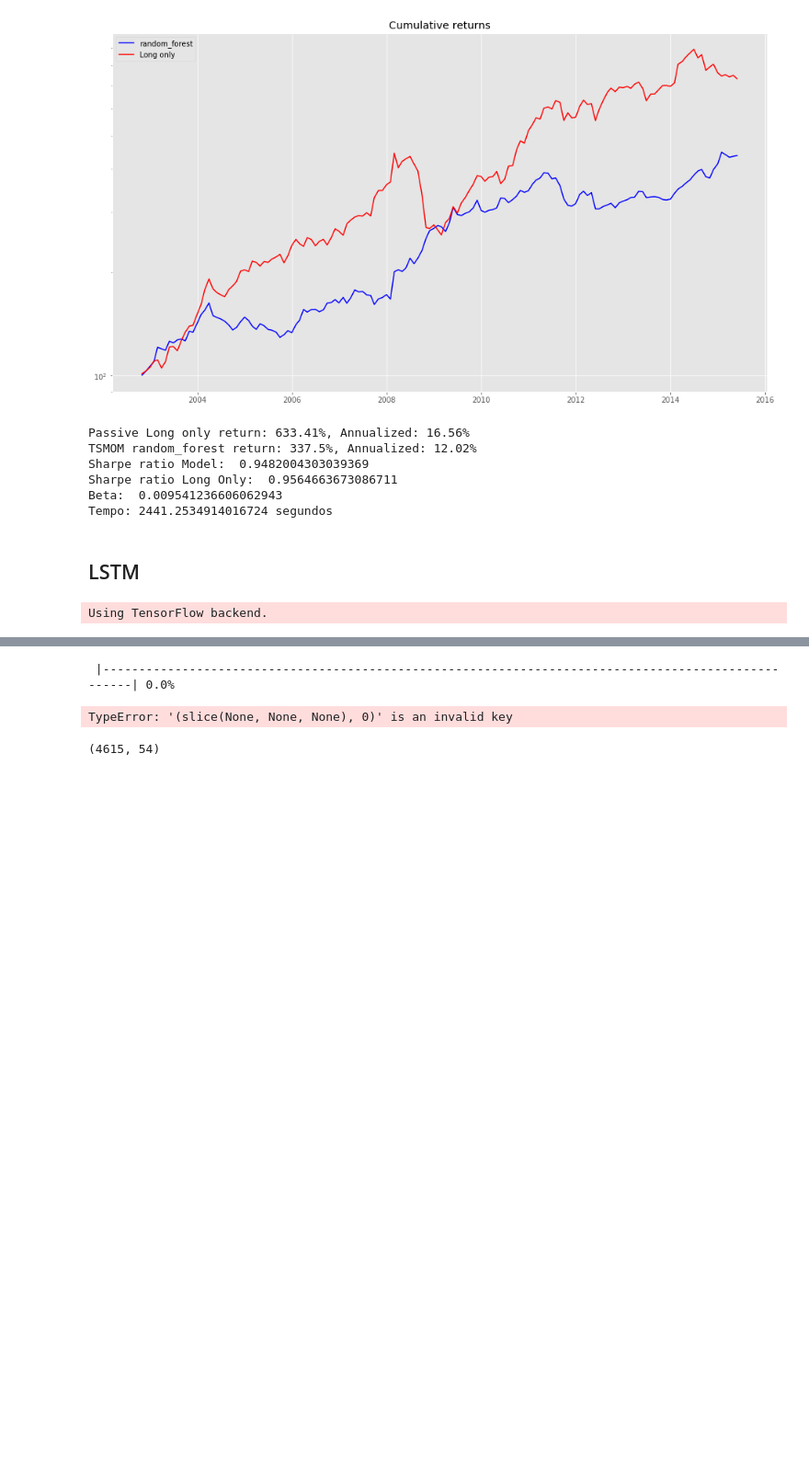
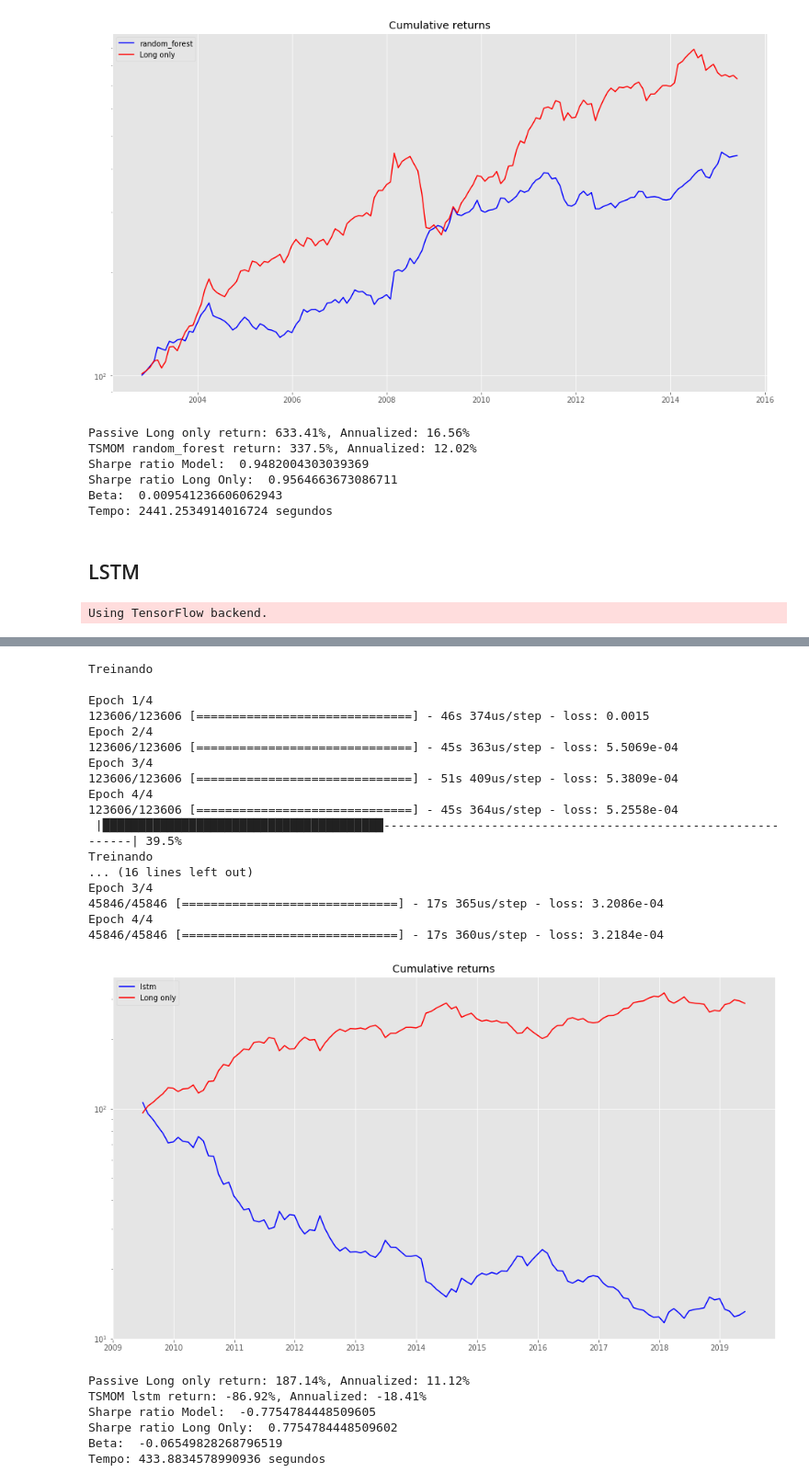
Before and after one commit to turing-usp/Momentum, a Jupyter notebook: TSMOM.ipynb, the cells around one changed output, grey strips where cells are left out. Shown at 92% size. Saved outputs shown, nothing was run; the diff lists cells and outputs as text; code cells hidden in the pictures; blank space fills up the shorter version.

Commit message:
Update LSTM backtesting

```diff
--- a/TSMOM.ipynb
+++ b/TSMOM.ipynb
@@ -1010,9 +1024,9 @@ Epoch 1/1
 # %%
 def get_predict_data(prices, period):
-    lagged_mometums = [prices.iloc[:period].pct_change(i) for i in range(1, 12 * 20, 10)]
+    lagged_mometums = [prices.iloc[:period].pct_change(i) for i in range(1, 12 * 10, 10)]
     features = pd.concat(lagged_mometums, axis=1)
 
     features.columns = range(len(lagged_mometums), 0, -1)
     features = features[features.columns[::-1]]
 
-    return features.dropna()
+    return features.iloc[-1]
@@ -1019,8 +1049,8 @@ def get_predict_data(prices, period):
 # %%
 def lstm_positions(lstm, prices, period):
 
-    features = get_predict_data(prices, period).iloc[-1]
+    features = get_predict_data(prices, period)
 
-    target = lstm.predict(features)
+    target = lstm.predict(features)[-1]
 
-    return target
+    return target[0]
@@ -1067,7 +1111,9 @@ def lstm_tsmom(
     last_month = date - 1
     actual_month = date
 
-    positions = [lstm_positions(lstm, close_df[:, column], period=last_month) for column in range(len(close_df.columns))]
+    momentum_predict = [ lstm_positions(model, close_df.iloc[:, column], period=20*last_month)for column in range(len(close_df.columns)) ]
+
+    positions = [np.where(momentum > 0, 1, -1) for momentum in momentum_predict]
 
     weights = risk / vol_monthly.iloc[last_month]
 
@@ -1109,27 +1155,38 @@ def lstm_backtesting(
 
     end_date = 12 * (int(start_date / 12) + years)
 
+    refit_counter = 0
+    last_time_step = 0
     for time_step in range(start_date, end_date):
 
-        fit_lstm = False#time_step % 1000 == 0 or time_step == start_date
+        fit_lstm = refit_counter == 48 or time_step == start_date
 
         if fit_lstm:
-            train_dfs = [get_train_data(close_df.iloc[:time_step, column]) for column in range(len(close_df.columns))]
+            refit_counter = 0
+            train_dfs = [get_train_data(close_df.iloc[last_time_step:20*time_step, column]) for column in range(len(close_df.columns))]
+
+            last_time_step = 20 * time_step
 
             feature_target = pd.concat(train_dfs)
 
             feature = feature_target.drop('target', axis=1)
             target = feature_target['target']
 
-            lstm.fit(feature, target, epochs=20)
+            print()
+            print('Treinando')
+            print()
+
+            lstm.fit(feature, target, epochs=4)
 
         printProgressBar(
             iteration=time_step - start_date, total=end_date - start_date - 1
         )
 
-        returns_model.append(lstm_tsmom(parameters, time_step,lstm, vol, risk))
+        returns_model.append(lstm_tsmom(parameters, time_step, lstm, vol, risk))
 
         returns_baseline.append(tsmom(parameters, time_step, vol, risk, passive=True))
+
+        refit_counter += 1
 
     returns_model = pd.DataFrame(returns_model)
     returns_baseline = pd.DataFrame(returns_baseline)
@@ -1153,18 +1210,36 @@ def lstm_backtesting(
 # %%
 r_lstm, rp_lstm = lstm_backtesting(
     model,
     parameters,
     vol="garman_klass",
-    start_date=1000,
-    years=13,
+    start_date=120,
+    years=10,
     method='lstm',
     risk=0.6,
     plot=True,
 );
 # %% [output]
- |----------------------------------------------------------------------------------------------------| 0.0%
+Treinando
+
+Epoch 1/4
+123606/123606 [==============================] - 46s 374us/step - loss: 0.0015
+Epoch 2/4
+123606/123606 [==============================] - 45s 363us/step - loss: 5.5069e-04
+Epoch 3/4
+123606/123606 [==============================] - 51s 409us/step - loss: 5.3809e-04
+Epoch 4/4
+123606/123606 [==============================] - 45s 364us/step - loss: 5.2558e-04
+ |███████████████████████████████████████-------------------------------------------------------------| 39.5%
+Treinando
+... (16 lines left out)
+Epoch 3/4
+45846/45846 [==============================] - 17s 365us/step - loss: 3.2086e-04
+Epoch 4/4
+45846/45846 [==============================] - 17s 360us/step - loss: 3.2184e-04
+[figure, added]
-TypeError: '(slice(None, None, None), 0)' is an invalid key
+Passive Long only return: 187.14%, Annualized: 11.12%
+TSMOM lstm return: -86.92%, Annualized: -18.41%
+Sharpe ratio Model:  -0.7754784448509605
+Sharpe ratio Long Only:  0.7754784448509602
+Beta:  -0.06549828268796519
+Tempo: 433.8834578990936 segundos
-# %%
-close_df.shape
-# %% [output]
-(4615, 54)
```
Also changed, not shown: parts of 13 cells of this notebook.
